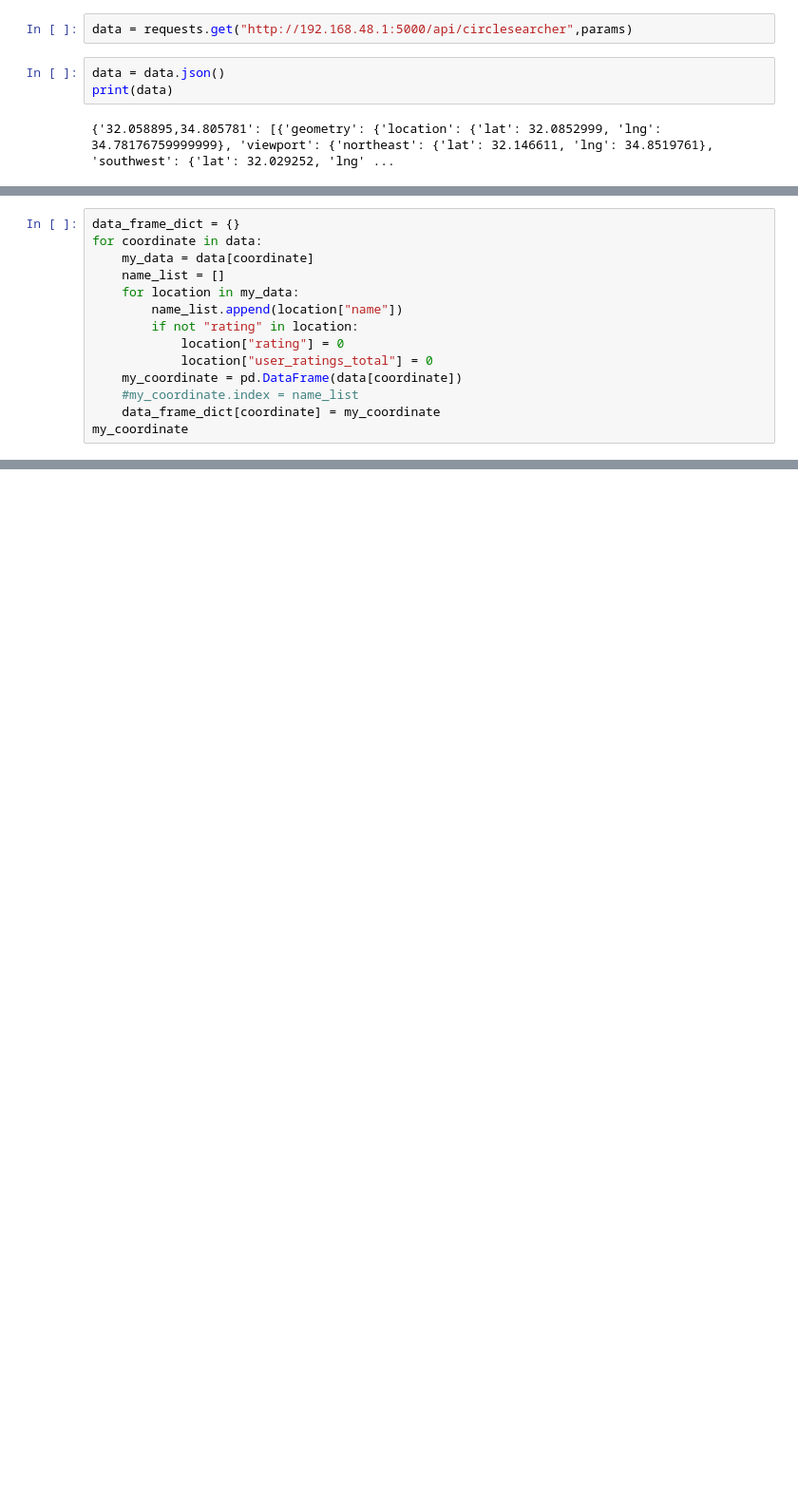
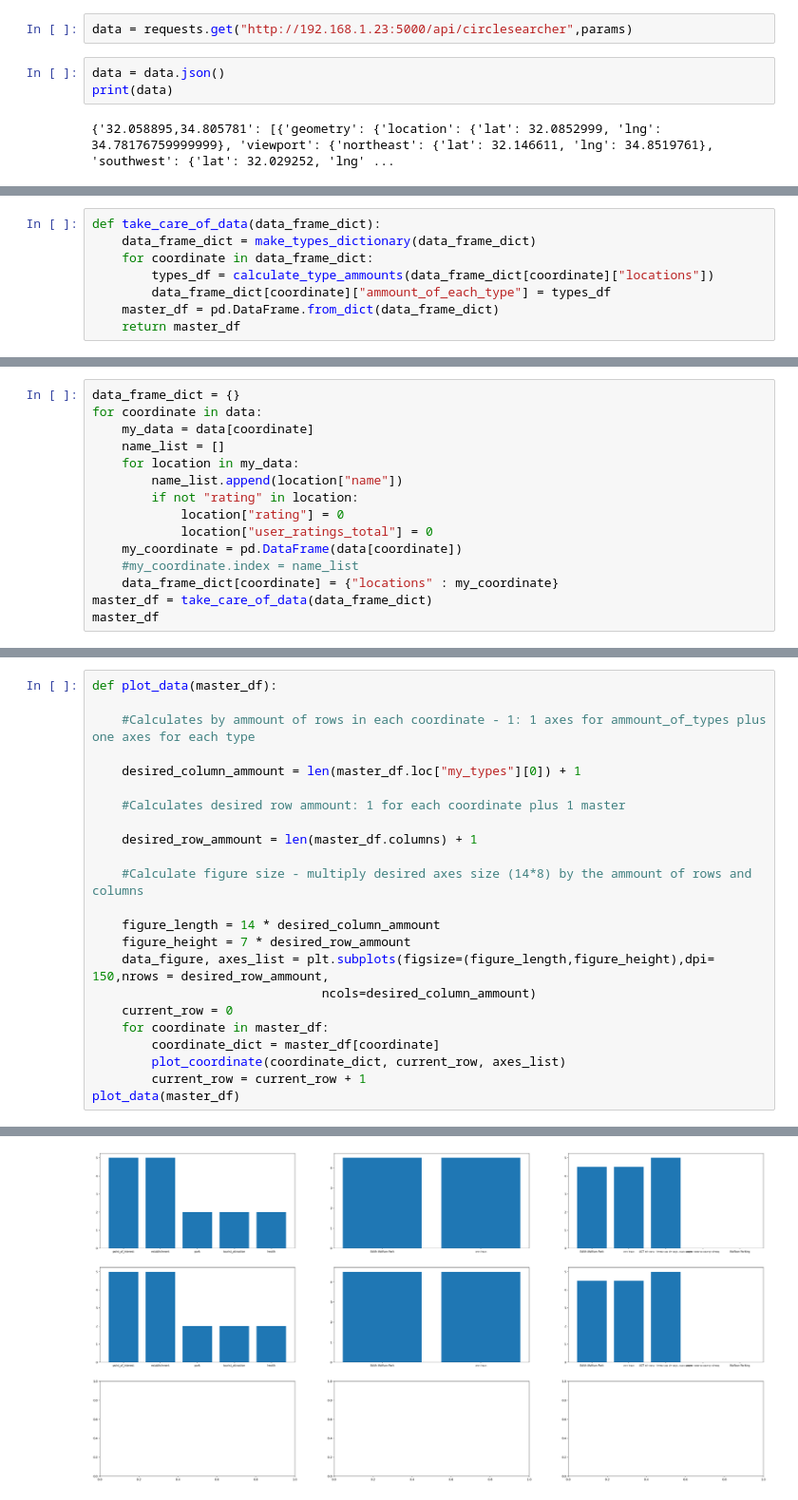
Before and after one commit to yrgfvbc/Circle_Searcher, a Jupyter notebook: test.ipynb, the cells around one changed output, grey strips where cells are left out. Shown: that part at 95% size. Cells and saved outputs as stored; diff of their text form; blank space fills up the shorter version.

```diff
--- a/test.ipynb
+++ b/test.ipynb
@@ -25,5 +23,5 @@ Radius -
 # %%
-data = requests.get("http://192.168.48.1:5000/api/circlesearcher",params)
+data = requests.get("http://192.168.1.23:5000/api/circlesearcher",params)
 # %%
 data = data.json()
 print(data)
@@ -33,0 +68,8 @@ Cell that makes a data
+# %%
+def take_care_of_data(data_frame_dict):
+    data_frame_dict = make_types_dictionary(data_frame_dict)
+    for coordinate in data_frame_dict:
+        types_df = calculate_type_ammounts(data_frame_dict[coordinate]["locations"])
+        data_frame_dict[coordinate]["ammount_of_each_type"] = types_df
+    master_df = pd.DataFrame.from_dict(data_frame_dict)
+    return master_df
@@ -43,6 +90,7 @@ for coordinate in data:
             location["user_ratings_total"] = 0
     my_coordinate = pd.DataFrame(data[coordinate])
     #my_coordinate.index = name_list
-    data_frame_dict[coordinate] = my_coordinate
-my_coordinate
+    data_frame_dict[coordinate] = {"locations" : my_coordinate}
+master_df = take_care_of_data(data_frame_dict)
+master_df
 # %% [output]
@@ -105,0 +112,24 @@ array([0, 1, 2, 3, 4])
+# %%
+def plot_data(master_df):
+
+    #Calculates by ammount of rows in each coordinate - 1: 1 axes for ammount_of_types plus one axes for each type
+
+    desired_column_ammount = len(master_df.loc["my_types"][0]) + 1
+
+    #Calculates desired row ammount: 1 for each coordinate plus 1 master
+
+    desired_row_ammount = len(master_df.columns) + 1
+
+    #Calculate figure size - multiply desired axes size (14*8) by the ammount of rows and columns
+
+    figure_length = 14 * desired_column_ammount
+    figure_height = 7 * desired_row_ammount
+    data_figure, axes_list = plt.subplots(figsize=(figure_length,figure_height),dpi= 150,nrows = desired_row_ammount,
+                               ncols=desired_column_ammount)
+    current_row = 0
+    for coordinate in master_df:
+        coordinate_dict = master_df[coordinate]
+        plot_coordinate(coordinate_dict, current_row, axes_list)
+        current_row = current_row + 1
+plot_data(master_df)
+# %% [output]
@@ -105,0 +138 @@ array([0, 1, 2, 3, 4])
+[figure, added]
```
Also changed, not shown: parts of 21 cells of this notebook, 1 other file.
